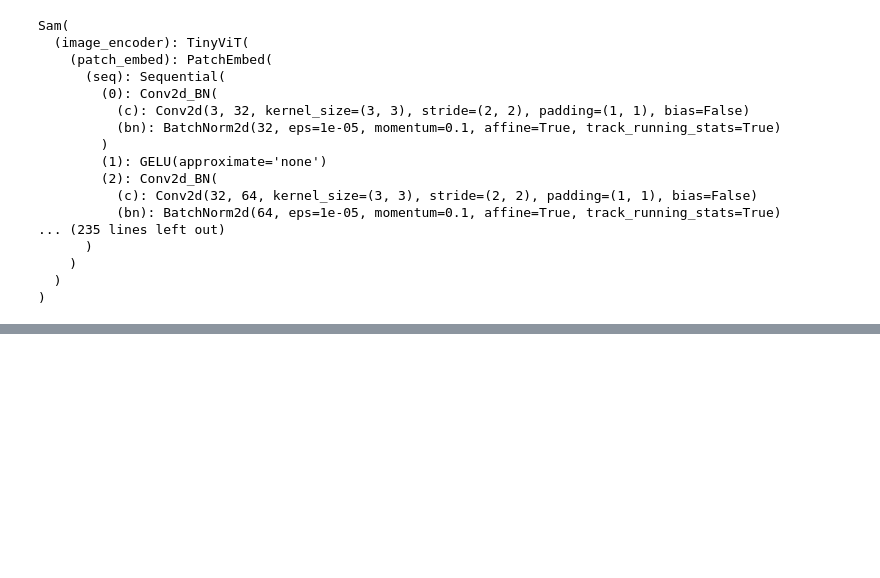
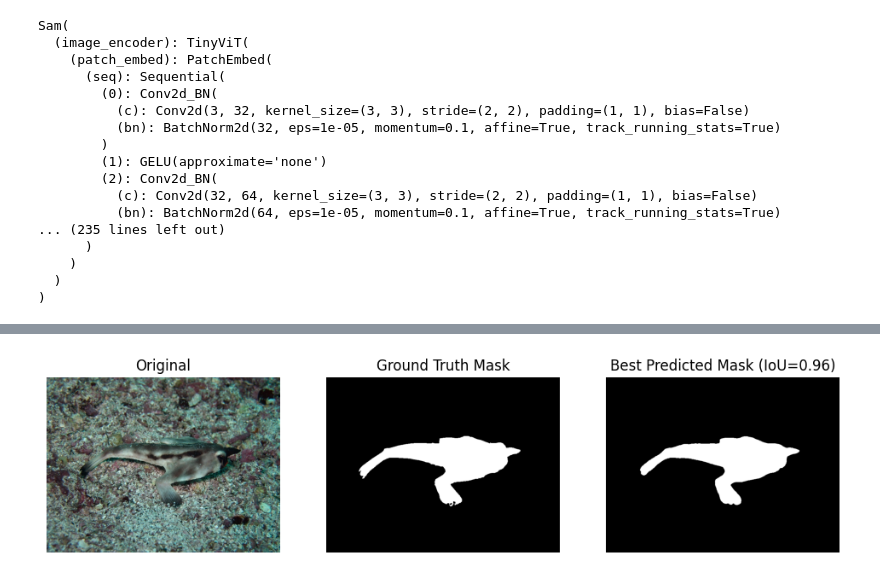
Before and after one commit to noahvide/mobileSam_adapter, a Jupyter notebook: main.ipynb, the cells around one changed output, grey strips where cells are left out. Drawn from its saved outputs; the diff is of its cells as text; code cells hidden in the pictures; blank space fills up the shorter version.

```diff
--- a/main.ipynb
+++ b/main.ipynb
@@ -50,0 +86,11 @@ AttributeError: '_io.TextIOWrapper' object has no attribute 'shape'
+# %%
+# Load ground truth mask (white=object, black=background)
+gt_mask = cv2.imread("./data/COD10K-v3/Train/GT_Object/COD10K-CAM-1-Aquatic-1-BatFish-1.png", cv2.IMREAD_GRAYSCALE)
+gt_mask = (gt_mask > 127).astype(np.uint8)  # binarize (0 or 1)
+
+def compute_iou(pred_mask, gt_mask):
+    intersection = np.logical_and(pred_mask, gt_mask).sum()
+    union = np.logical_or(pred_mask, gt_mask).sum()
+    if union == 0:
+        return 0.0
+    return intersection / union
@@ -50,0 +111,22 @@ AttributeError: '_io.TextIOWrapper' object has no attribute 'shape'
+# %%
+
+plt.figure(figsize=(12, 6))
+
+plt.subplot(1, 3, 1)
+plt.imshow(image_rgb)
+plt.title("Original")
+plt.axis("off")
+
+plt.subplot(1, 3, 2)
+plt.imshow(gt_mask, cmap="gray")
+plt.title("Ground Truth Mask")
+plt.axis("off")
+
+plt.subplot(1, 3, 3)
+plt.imshow(best_mask, cmap="gray")
+plt.title(f"Best Predicted Mask (IoU={best_iou:.2f})")
+plt.axis("off")
+
+plt.show()
+# %% [output]
+[figure, added]
```
Also changed, not shown: parts of 7 cells of this notebook, 1 other file.
